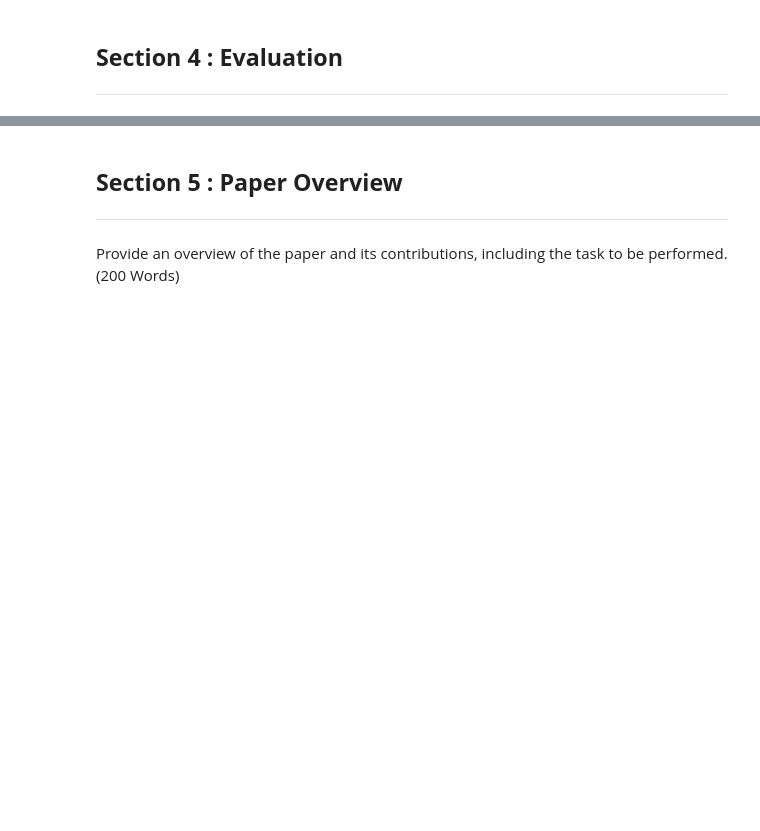
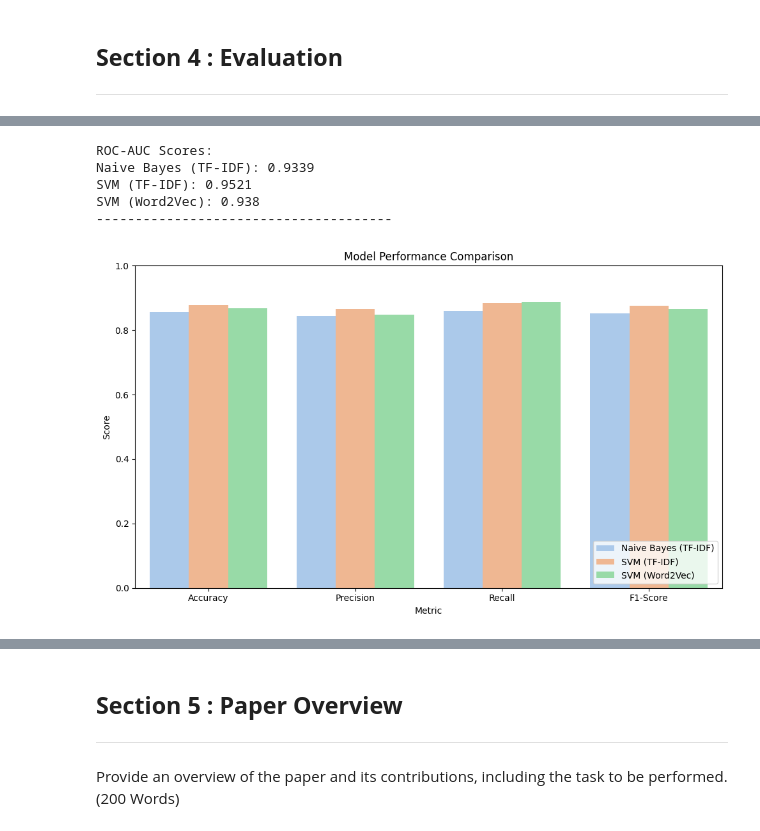
Before and after one commit to aidaovalle/CMM307-AidaOvalle-July2025, a Jupyter notebook: CMM307_AidaOvalle_July.ipynb, the cells around one changed output, grey strips where cells are left out. Saved outputs shown, nothing was run; the diff lists cells and outputs as text; code cells hidden in the pictures; blank space fills up the shorter version.

```diff
--- a/CMM307_AidaOvalle_July.ipynb
+++ b/CMM307_AidaOvalle_July.ipynb
@@ -281,0 +409,36 @@ Depending on the task you adopt, there are several different ways you may wish t
+# %%
+from sklearn.metrics import roc_auc_score
+
+#ROC-AUC scores
+roc_nb = roc_auc_score(y_test, nb.predict_proba(X_test_tfidf)[:,1])
+roc_svm_tfidf = roc_auc_score(y_test, svm_tfidf.decision_function(X_test_tfidf))
+roc_svm_w2v = roc_auc_score(y_test, svm_w2v.decision_function(X_test_w2v))
+
+print("ROC-AUC Scores:")
+print("Naive Bayes (TF-IDF):", round(roc_nb, 4))
+print("SVM (TF-IDF):", round(roc_svm_tfidf, 4))
+print("SVM (Word2Vec):", round(roc_svm_w2v, 4))
+print("--------------------------------------")
+# %% [output]
+ROC-AUC Scores:
+Naive Bayes (TF-IDF): 0.9339
+SVM (TF-IDF): 0.9521
+SVM (Word2Vec): 0.938
+--------------------------------------
+# %%
+#Bar chart of all metrics
+import seaborn as sns
+import matplotlib.pyplot as plt
+
+results_df_plot = results_df.melt(id_vars='Model', value_vars=["Accuracy", "Precision", "Recall", "F1-Score"],
+                                  var_name='Metric', value_name='Score')
+
+plt.figure(figsize=(10,6))
+sns.barplot(data=results_df_plot, x='Metric', y='Score', hue='Model', palette='pastel')
+plt.title("Model Performance Comparison")
+plt.ylim(0, 1)
+plt.legend(loc='lower right')
+plt.tight_layout()
+plt.show()
+# %% [output]
+[figure, added]
```
Also changed, not shown: parts of 19 cells of this notebook.
